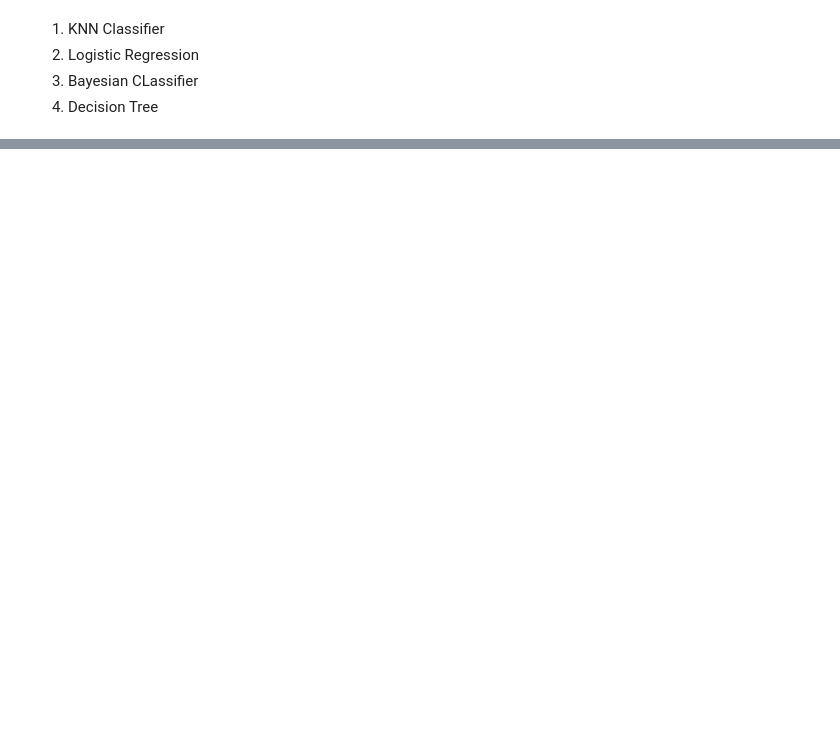
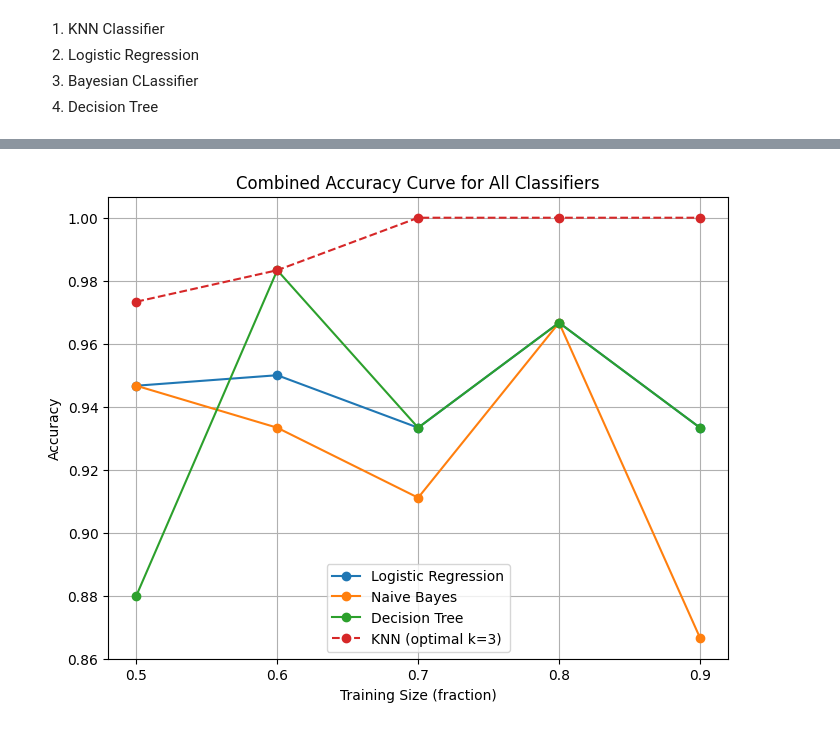
Before and after one commit to samarthya04/AD_Lab, a Jupyter notebook: 2205498_Week_5.ipynb, the cells around one changed output, grey strips where cells are left out. Drawn from its saved outputs; the diff is of its cells as text; code cells hidden in the pictures; blank space fills up the shorter version.

```diff
--- a/2205498_Week_5.ipynb
+++ b/2205498_Week_5.ipynb
@@ -31,0 +55,26 @@ accuracy_results = {clf_name: [] for clf_name in classifiers}
+# %%
+for train_size in training_sizes:
+    for clf_name, clf in classifiers.items():
+        # Split the dataset
+        X_train, X_test, y_train, y_test = train_test_split(X, y, train_size=train_size, stratify=y, random_state=42)
+
+        # Train the classifier
+        clf.fit(X_train, y_train)
+
+        # Predict on the test set
+        y_pred = clf.predict(X_test)
+
+        # Calculate accuracy
+        accuracy = accuracy_score(y_test, y_pred)
+        accuracy_results[clf_name].append(accuracy)
+# %%
+for clf_name, accuracies in accuracy_results.items():
+    plt.figure(figsize=(8, 5))
+    plt.plot(training_sizes, accuracies, marker='o', label=clf_name)
+    plt.title(f'Accuracy Curve for {clf_name}')
+    plt.xlabel('Training Size (fraction)')
+    plt.ylabel('Accuracy')
+    plt.xticks(training_sizes)
+    plt.legend()
+    plt.grid(True)
+    plt.show()
@@ -31,0 +97,16 @@ accuracy_results = {clf_name: [] for clf_name in classifiers}
+# %%
+plt.figure(figsize=(8, 6))
+for clf_name, accuracies in accuracy_results.items():
+    plt.plot(training_sizes, accuracies, marker='o', label=clf_name)
+
+plt.plot(training_sizes, optimal_knn_accuracies, marker='o', linestyle='--', label=f'KNN (optimal k={optimal_k})')
+
+plt.title('Combined Accuracy Curve for All Classifiers')
+plt.xlabel('Training Size (fraction)')
+plt.ylabel('Accuracy')
+plt.xticks(training_sizes)
+plt.legend()
+plt.grid(True)
+plt.show()
+# %% [output]
+[figure, added]
```
Also changed, not shown: parts of 9 cells of this notebook.
